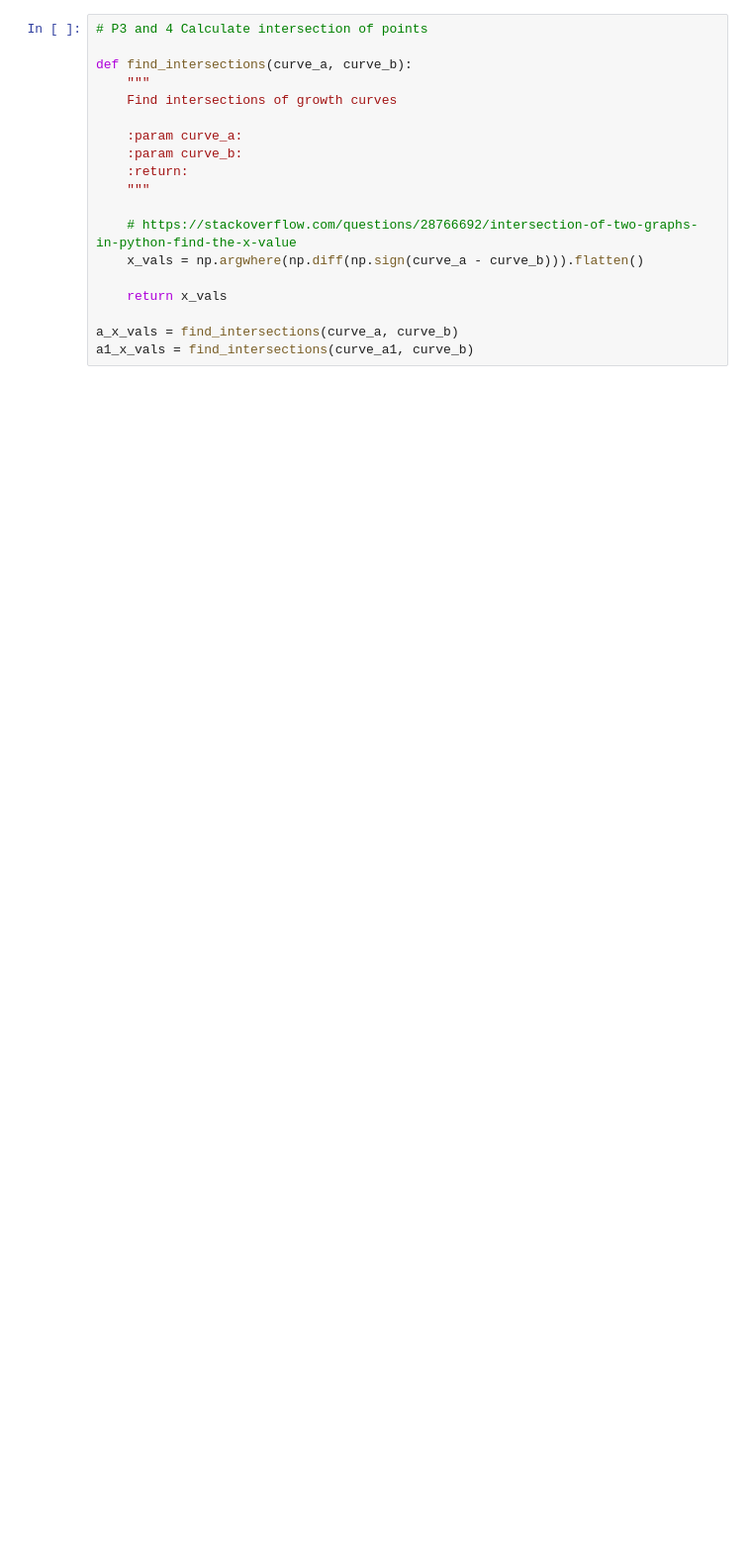
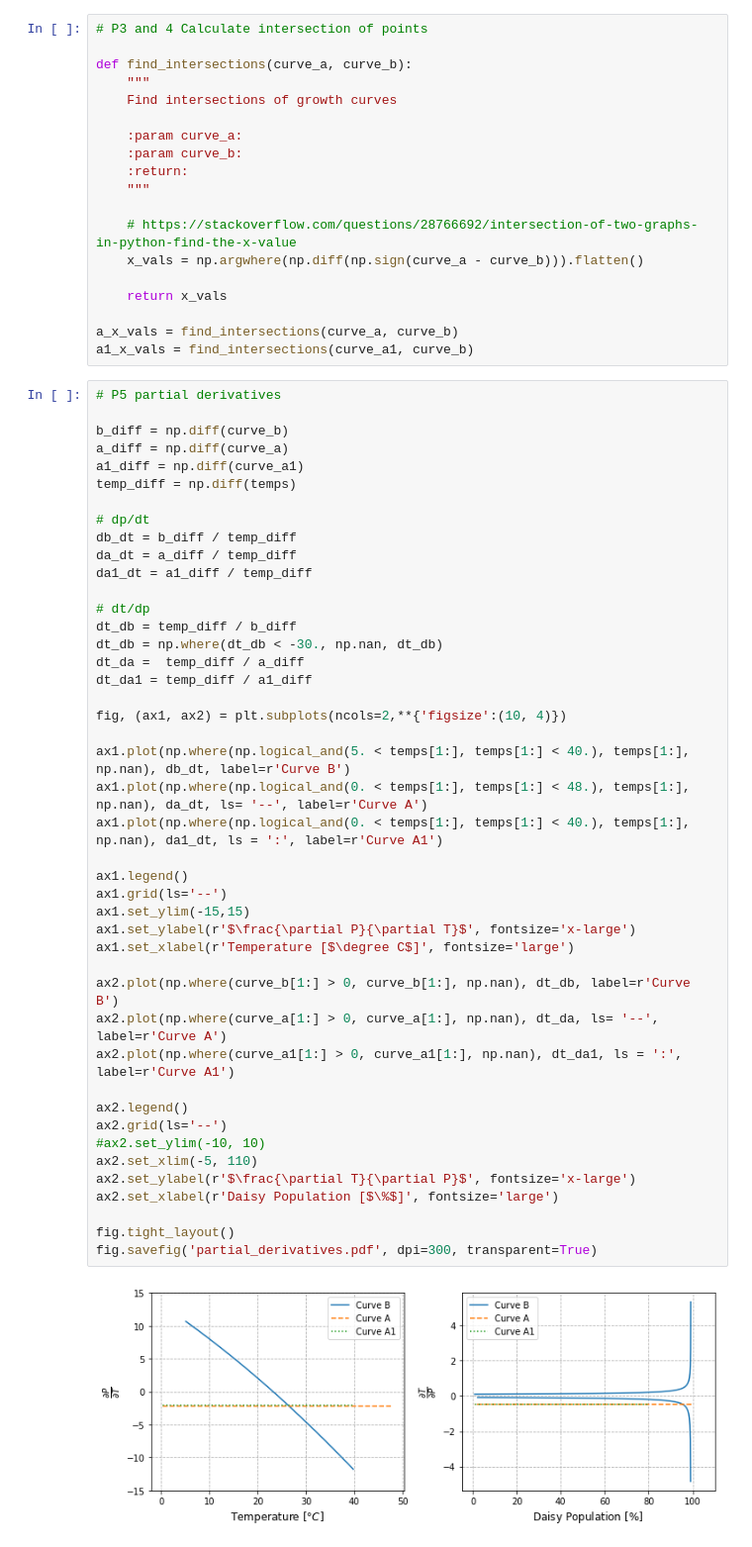
Before and after one commit to miksch/winter-2020, a Jupyter notebook: atm233/problem_set/ps1.ipynb, the cells around one changed output. Shown at 99% size. Drawn from its saved outputs; the diff is of its cells as text; blank space fills up the shorter version.

```diff
--- a/atm233/problem_set/ps1.ipynb
+++ b/atm233/problem_set/ps1.ipynb
@@ -50,6 +58,52 @@ def find_intersections(curve_a, curve_b):
 
 a_x_vals = find_intersections(curve_a, curve_b)
 a1_x_vals = find_intersections(curve_a1, curve_b)
+# %%
+# P5 partial derivatives
+
+b_diff = np.diff(curve_b)
+a_diff = np.diff(curve_a)
+a1_diff = np.diff(curve_a1)
+temp_diff = np.diff(temps)
+
+# dp/dt
+db_dt = b_diff / temp_diff
+da_dt = a_diff / temp_diff
+da1_dt = a1_diff / temp_diff
+
+# dt/dp
+dt_db = temp_diff / b_diff
+dt_db = np.where(dt_db < -30., np.nan, dt_db)
+dt_da =  temp_diff / a_diff
+dt_da1 = temp_diff / a1_diff
+
+fig, (ax1, ax2) = plt.subplots(ncols=2,**{'figsize':(10, 4)})
+
+ax1.plot(np.where(np.logical_and(5. < temps[1:], temps[1:] < 40.), temps[1:], np.nan), db_dt, label=r'Curve B')
+ax1.plot(np.where(np.logical_and(0. < temps[1:], temps[1:] < 48.), temps[1:], np.nan), da_dt, ls= '--', label=r'Curve A')
+ax1.plot(np.where(np.logical_and(0. < temps[1:], temps[1:] < 40.), temps[1:], np.nan), da1_dt, ls = ':', label=r'Curve A1')
+
+ax1.legend()
+ax1.grid(ls='--')
+ax1.set_ylim(-15,15)
+ax1.set_ylabel(r'$\frac{\partial P}{\partial T}$', fontsize='x-large')
+ax1.set_xlabel(r'Temperature [$\degree C$]', fontsize='large')
+
+ax2.plot(np.where(curve_b[1:] > 0, curve_b[1:], np.nan), dt_db, label=r'Curve B')
+ax2.plot(np.where(curve_a[1:] > 0, curve_a[1:], np.nan), dt_da, ls= '--', label=r'Curve A')
+ax2.plot(np.where(curve_a1[1:] > 0, curve_a1[1:], np.nan), dt_da1, ls = ':', label=r'Curve A1')
+
+ax2.legend()
+ax2.grid(ls='--')
+#ax2.set_ylim(-10, 10)
+ax2.set_xlim(-5, 110)
+ax2.set_ylabel(r'$\frac{\partial T}{\partial P}$', fontsize='x-large')
+ax2.set_xlabel(r'Daisy Population [$\%$]', fontsize='large')
+
+fig.tight_layout()
+fig.savefig('partial_derivatives.pdf', dpi=300, transparent=True)
+# %% [output]
+[figure, added]
 # %%
 fig, ax = plt.subplots()
 a_color = 'C3'
```
Also changed, not shown: parts of 5 cells of this notebook, 4 other files.
